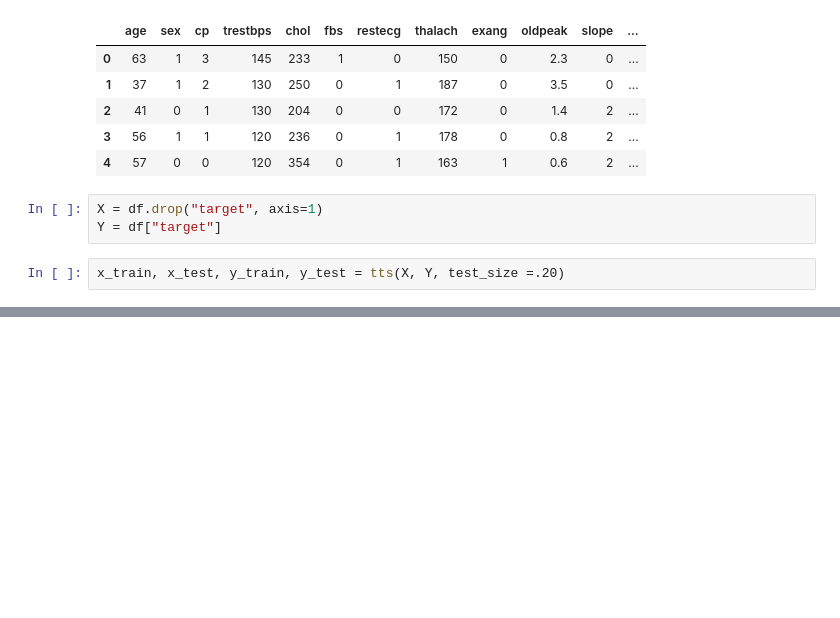
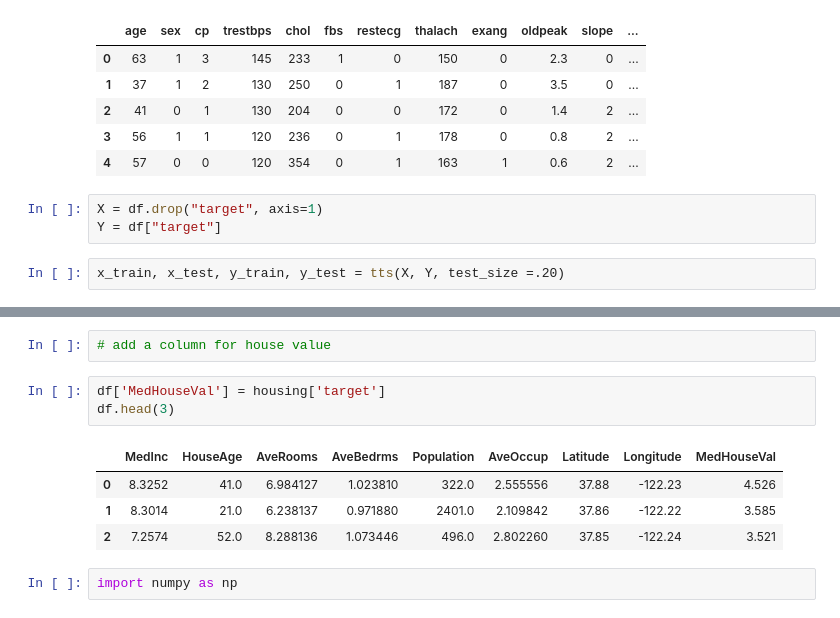
Before and after one commit to aburnley88/PythonDataScience, a Jupyter notebook: sampleProj1/SciKitLearn.ipynb, the cells around one changed output, grey strips where cells are left out. Drawn from its saved outputs; the diff is of its cells as text; blank space fills up the shorter version.

```diff
--- a/sampleProj1/SciKitLearn.ipynb
+++ b/sampleProj1/SciKitLearn.ipynb
@@ -223,0 +551,12 @@ x_train, x_test, y_train, y_test = tts(X, Y, test_size =.20)
+# %%
+# add a column for house value
+# %%
+df['MedHouseVal'] = housing['target']
+df.head(3)
+# %% [output]
+|  | MedInc | HouseAge | AveRooms | AveBedrms | Population | AveOccup | Latitude | Longitude | MedHouseVal |
+| 0 | 8.3252 | 41.0 | 6.984127 | 1.023810 | 322.0 | 2.555556 | 37.88 | -122.23 | 4.526 |
+| 1 | 8.3014 | 21.0 | 6.238137 | 0.971880 | 2401.0 | 2.109842 | 37.86 | -122.22 | 3.585 |
+| 2 | 7.2574 | 52.0 | 8.288136 | 1.073446 | 496.0 | 2.802260 | 37.85 | -122.24 | 3.521 |
+# %%
+import numpy as np
```
Also changed, not shown: parts of 53 cells of this notebook.
